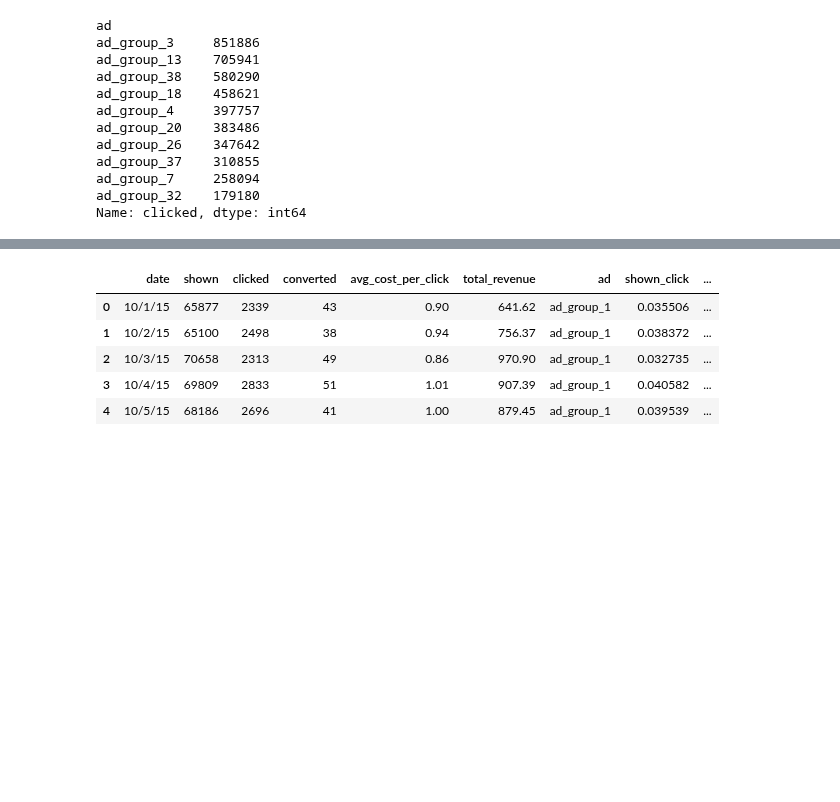
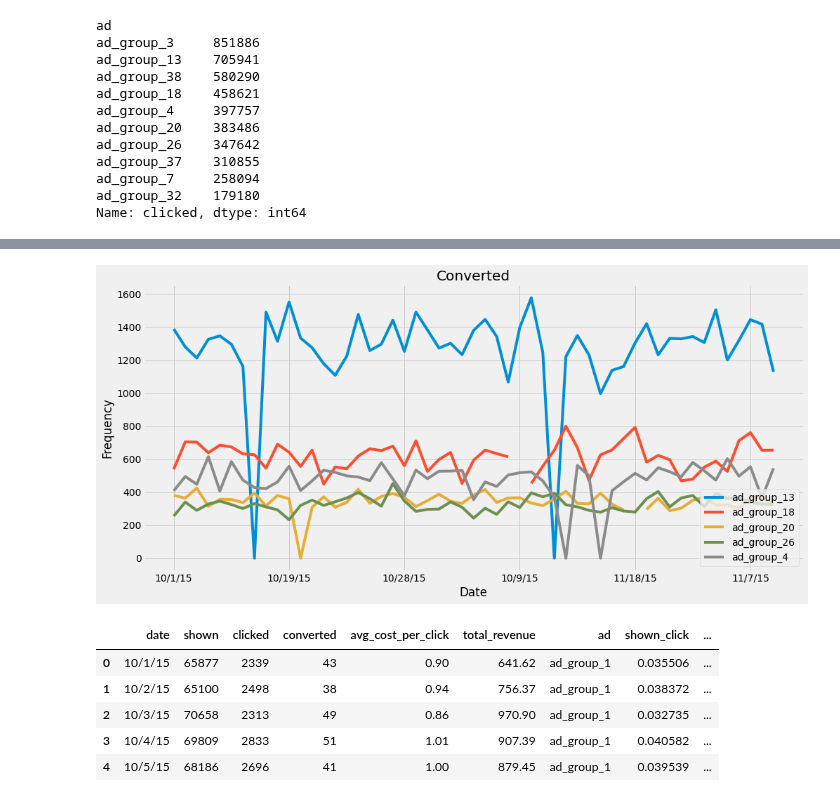
Before and after one commit to yuchild/erik_interviewqs, a Jupyter notebook: question_top_click_ads.ipynb, the cells around one changed output, grey strips where cells are left out. Saved outputs shown, nothing was run; the diff lists cells and outputs as text; code cells hidden in the pictures; blank space fills up the shorter version.

```diff
--- a/question_top_click_ads.ipynb
+++ b/question_top_click_ads.ipynb
@@ -92,3 +91,12 @@ ad_group_13.head()
+# %%
+fig, ax = plt.subplots(figsize = (15, 7))
+data_top_5.groupby(['date', 'ad']).median()['converted'].unstack().plot(ax = ax)
+plt.title('Converted')
+plt.ylabel('Frequency')
+plt.xlabel('Date')
+plt.legend(loc='lower right');
+# %% [output]
+[figure, added]
 # %%
 data['shown_click'] = data['clicked'] / data['shown']
 data['click_convert'] = data['converted'] / data['clicked']
```
Also changed, not shown: parts of 5 cells of this notebook.
